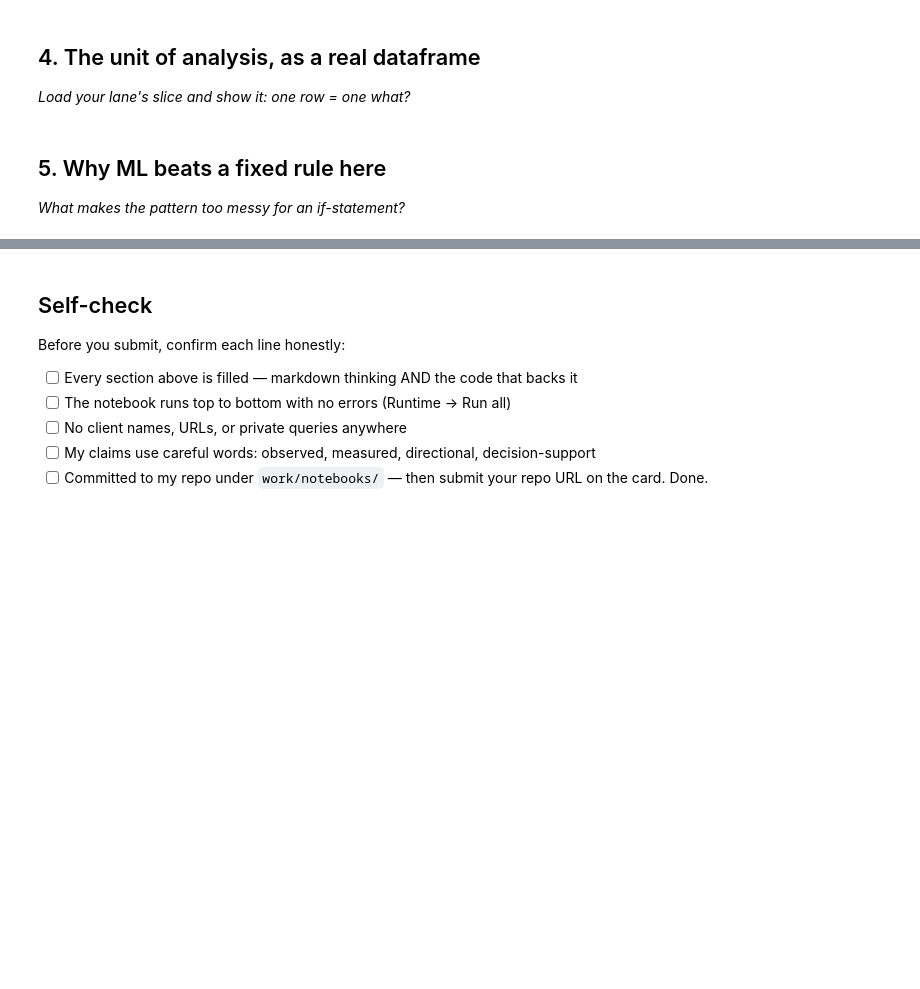
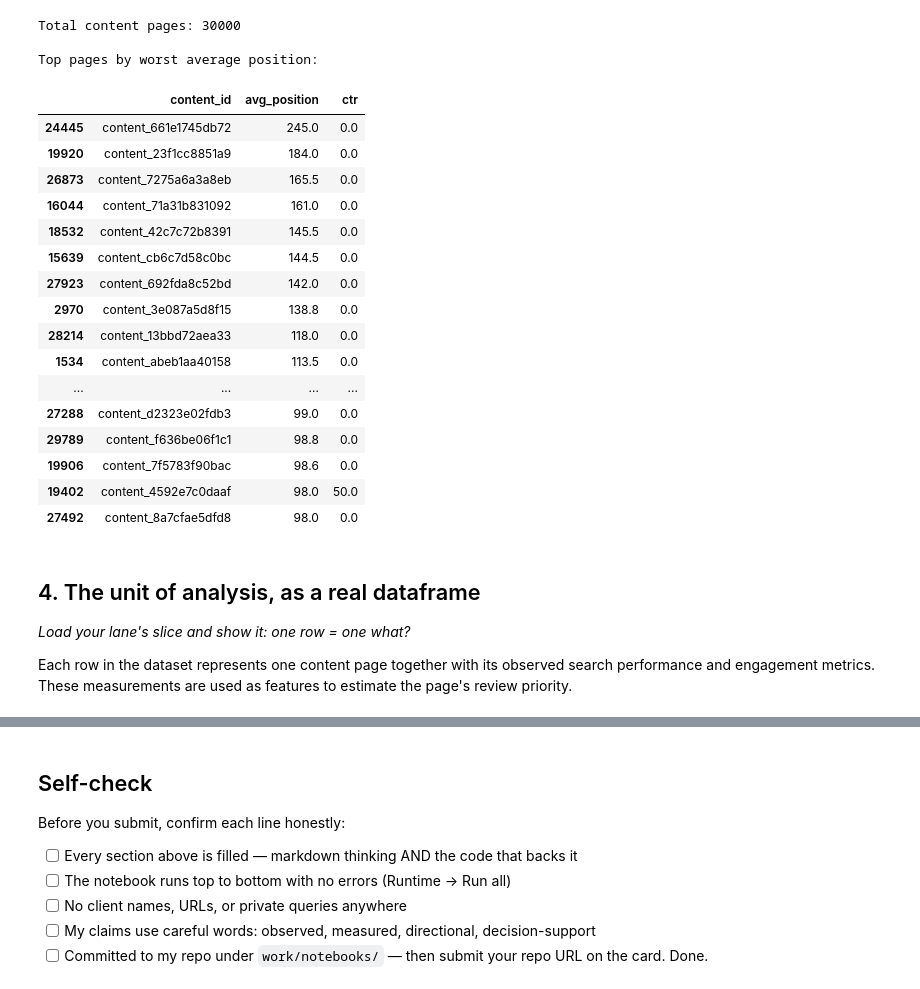
Before and after one commit to lakeshkumarkhatri/flyrank-ml, a Jupyter notebook: work/notebooks/w02_ml_task_framing.ipynb, the cells around one changed output, grey strips where cells are left out. Saved outputs shown, nothing was run; the diff lists cells and outputs as text; code cells hidden in the pictures; blank space fills up the shorter version.

```diff
--- a/work/notebooks/w02_ml_task_framing.ipynb
+++ b/work/notebooks/w02_ml_task_framing.ipynb
@@ -15,0 +9,31 @@ This skeleton is yours to fill. Work the sections **in order** — each one has
+# %%
+import os
+import sys
+import subprocess
+import pandas as pd
+
+# -----------------------------
+# Setup
+# -----------------------------
+IN_COLAB = "google.colab" in sys.modules
+REPO_URL = "https://github.com/flyrank-bih/flyrank-ml-internship-starter"
+REPO_DIR = "flyrank-ml-internship-starter"
+
+if IN_COLAB:
+    if not os.path.isdir(REPO_DIR):
+        subprocess.run(["git", "clone", "--depth", "1", REPO_URL, REPO_DIR], check=True)
+    os.chdir(REPO_DIR)
+    subprocess.run(
+        [sys.executable, "-m", "pip", "install", "-q", "-r", "requirements.txt"],
+        check=True
+    )
+else:
+    while not os.path.isdir("data/raw") and os.getcwd() != "/":
+        os.chdir("..")
+
+print("Working directory:", os.getcwd())
+
+assert os.path.exists(
+    "data/raw/content_refresh_anonymized.csv"
+), "Starter CSV not found."
+df = pd.read_csv("data/raw/content_refresh_anonymized.csv")
@@ -30,4 +108,36 @@ This skeleton is yours to fill. Work the sections **in order** — each one has
+# %%
+print("Total content pages:", len(df))
+
+print("\nTop pages by worst average position:")
+display(
+    df.sort_values("avg_position", ascending=False)[
+        ["content_id", "avg_position", "ctr"]
+    ].head(20)
+)
+# %% [output]
+Total content pages: 30000
+
+Top pages by worst average position:
+|  | content_id | avg_position | ctr |
+| 24445 | content_661e1745db72 | 245.0 | 0.0 |
+| 19920 | content_23f1cc8851a9 | 184.0 | 0.0 |
+| 26873 | content_7275a6a3a8eb | 165.5 | 0.0 |
+| 16044 | content_71a31b831092 | 161.0 | 0.0 |
+| 18532 | content_42c7c72b8391 | 145.5 | 0.0 |
+| 15639 | content_cb6c7d58c0bc | 144.5 | 0.0 |
+| 27923 | content_692fda8c52bd | 142.0 | 0.0 |
+| 2970 | content_3e087a5d8f15 | 138.8 | 0.0 |
+| 28214 | content_13bbd72aea33 | 118.0 | 0.0 |
+| 1534 | content_abeb1aa40158 | 113.5 | 0.0 |
+| ... | ... | ... | ... |
+| 27288 | content_d2323e02fdb3 | 99.0 | 0.0 |
+| 29789 | content_f636be06f1c1 | 98.8 | 0.0 |
+| 19906 | content_7f5783f90bac | 98.6 | 0.0 |
+| 19402 | content_4592e7c0daaf | 98.0 | 50.0 |
+| 27492 | content_8a7cfae5dfd8 | 98.0 | 0.0 |
 # %% [markdown]
 ## 4. The unit of analysis, as a real dataframe
 
 *Load your lane's slice and show it: one row = one what?*
+
+Each row in the dataset represents one content page together with its observed search performance and engagement metrics. These measurements are used as features to estimate the page's review priority.
@@ -37,4 +143,0 @@ This skeleton is yours to fill. Work the sections **in order** — each one has
-# %% [markdown]
-## 5. Why ML beats a fixed rule here
-
-*What makes the pattern too messy for an if-statement?*
```
Also changed, not shown: parts of 16 cells of this notebook.
